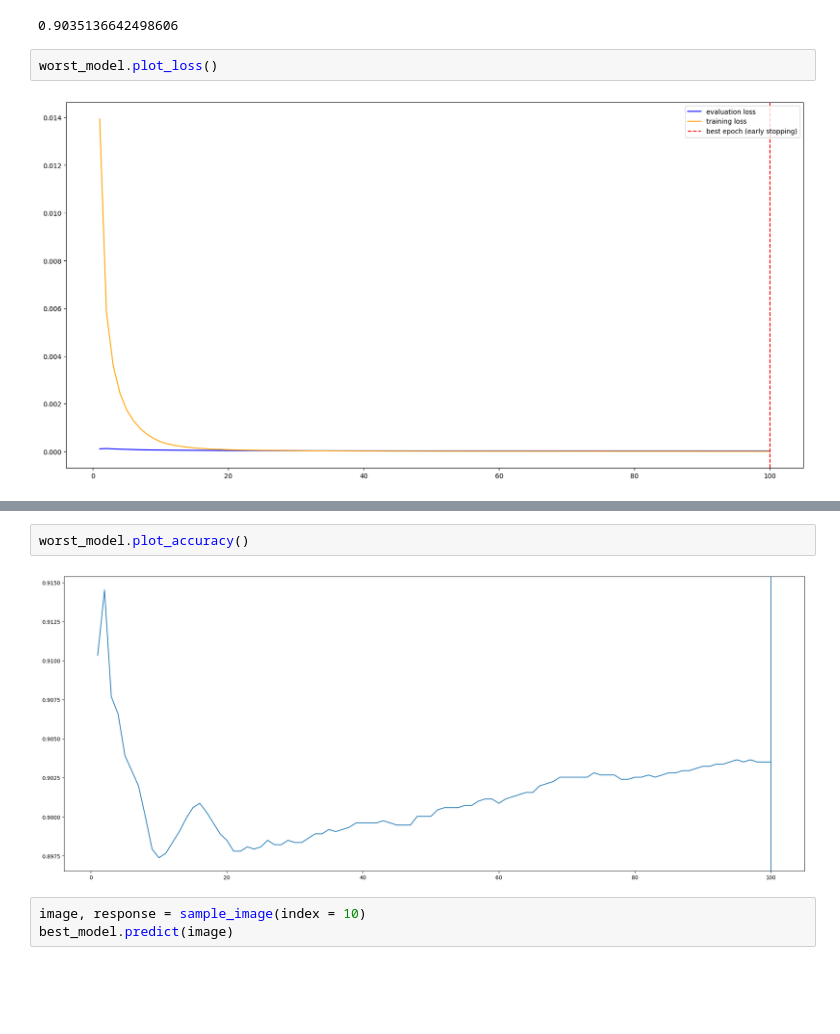
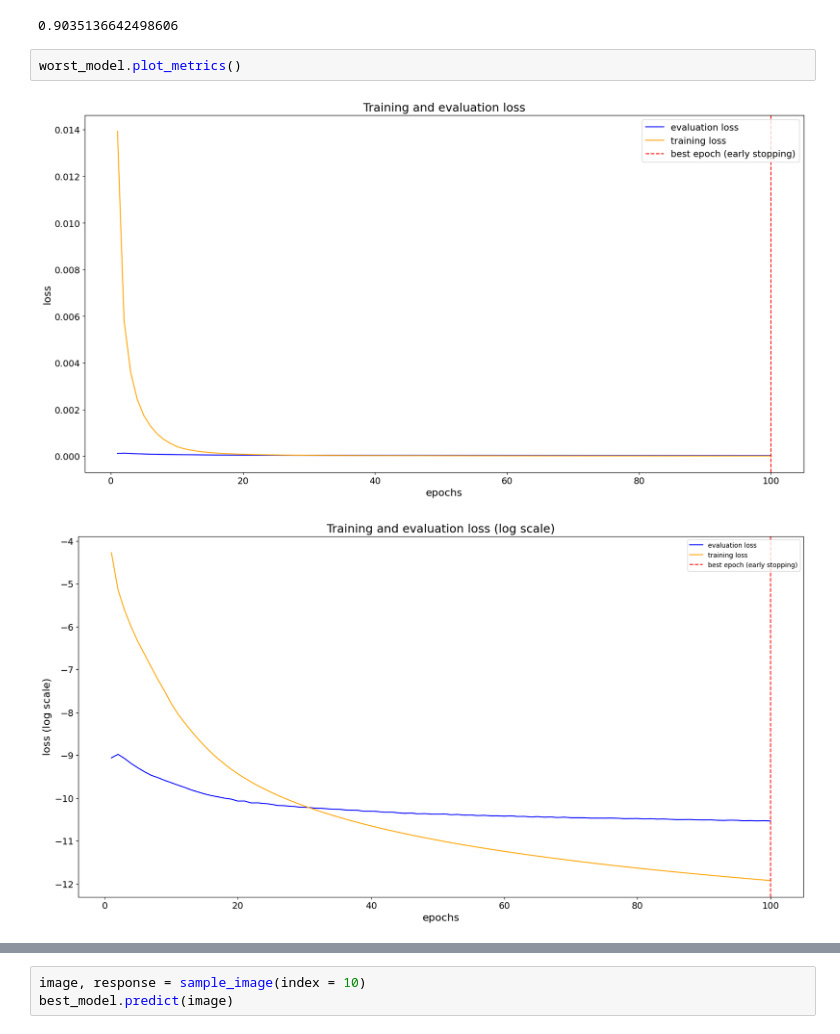
Before and after one commit to Lotto98/Sign-Language-MNIST, a Jupyter notebook: src/LeNet5.ipynb, the cells around one changed output, grey strips where cells are left out. Drawn from its saved outputs; the diff is of its cells as text; blank space fills up the shorter version.

Commit message:
presentation images + plots function modified

```diff
--- a/src/LeNet5.ipynb
+++ b/src/LeNet5.ipynb
@@ -131,6 +129,7 @@ Estimated Total Size (MB): 0.34
 [figure]
 0.9035136642498606
 # %%
-worst_model.plot_loss()
+worst_model.plot_metrics()
 # %% [output]
-[figure, old version]
+[figure, new version]
+[figure, added]
@@ -137,7 +137,3 @@ worst_model.plot_loss()
-# %%
-worst_model.plot_accuracy()
-# %% [output]
-[figure, removed]
 # %%
 image, response = sample_image(index = 10)
 best_model.predict(image)
```
Also changed, not shown: parts of 7 cells of this notebook, 25 other files.
